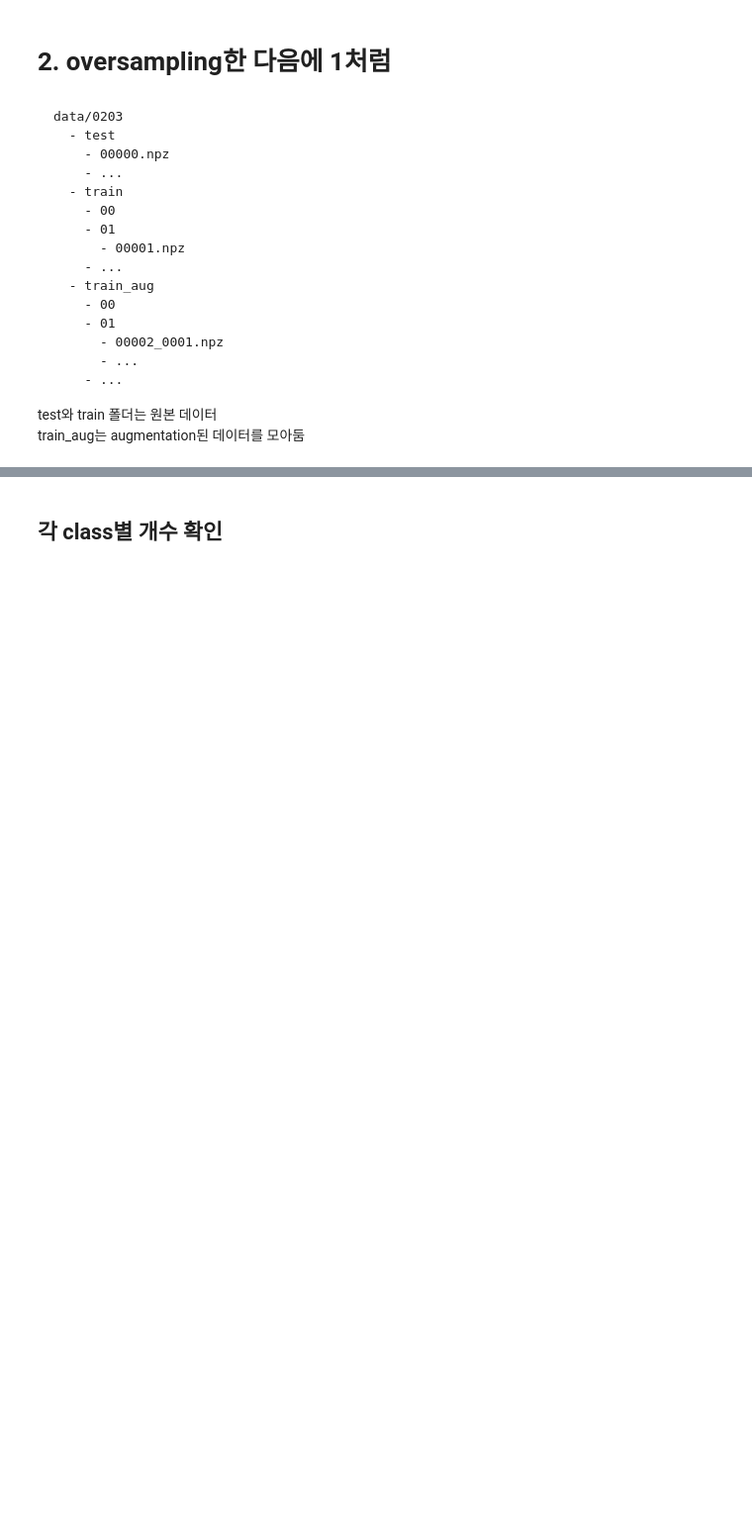
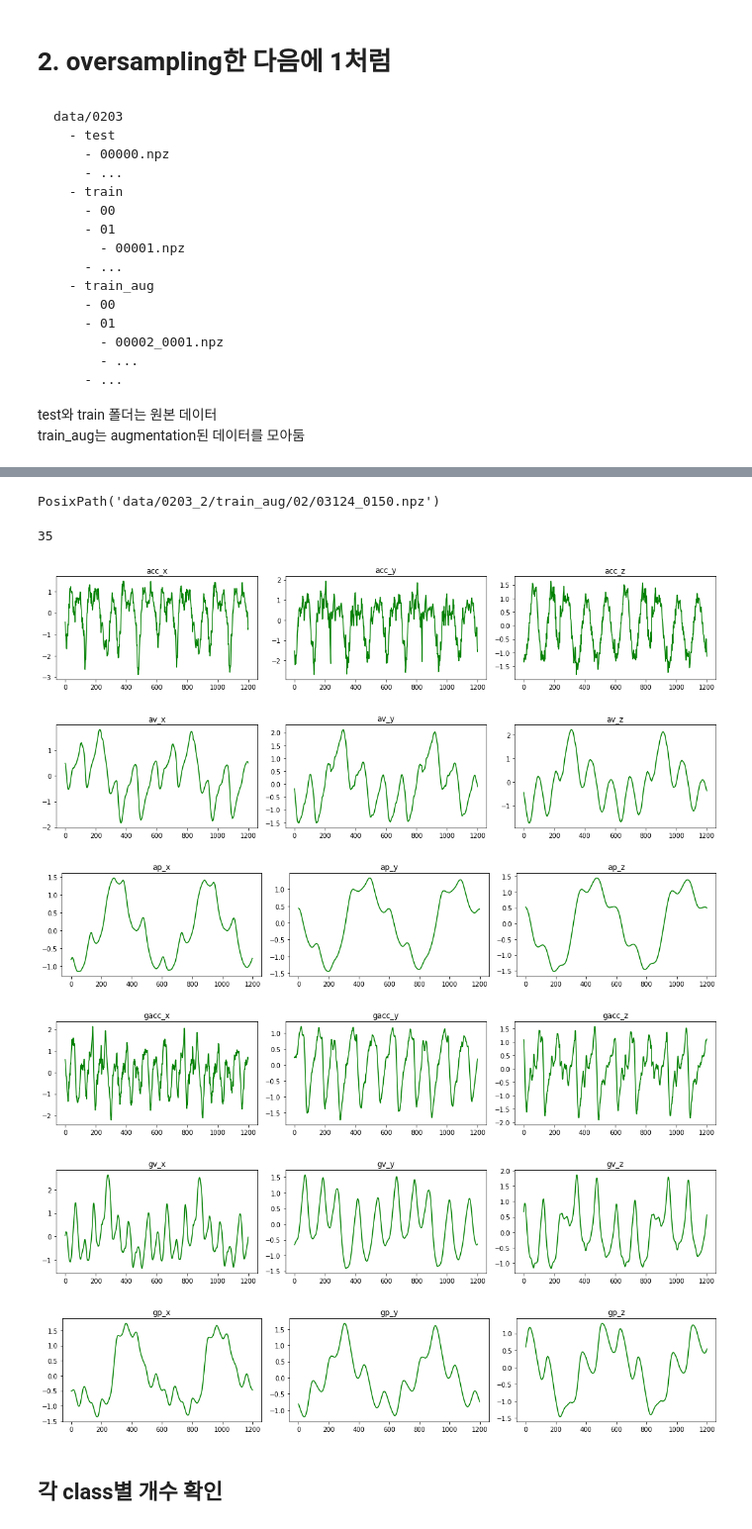
Before and after one commit to Kitsunetic/motion-classification-dacon, a Jupyter notebook: 0203 aug roll.ipynb, the cells around one changed output, grey strips where cells are left out. Shown: that part at 99% size. Drawn from its saved outputs; the diff is of its cells as text; code cells hidden in the pictures; blank space fills up the shorter version.

```diff
--- a/0203 aug roll.ipynb
+++ b/0203 aug roll.ipynb
@@ -72,6 +119,6 @@ def random_shift(x):
 # %%
-n_max = 1518
+n_max = 1518 * 2
 repeat_per_label = {}
 for label, n in nums_per_label.items():
-    repeat_per_label[label] = int((n_max - n) / n)
+    repeat_per_label[label] = round((n_max - n) / n)
 # %%
@@ -107,3 +178,31 @@ train_aug는 augmentation된 데이터를 모아둠
+# %%
+fpath
+# %% [output]
+PosixPath('data/0203_2/train_aug/02/03124_0150.npz')
+# %%
+fpath = random.sample(files, 1)[0]
+data = np.load(fpath)
+x, y = data["x"], data["y"]
+print(y)
+titles = ["acc", "gacc", "av", "gv", "ap", "gp"]
+suffix = ["x", "y", "z"]
+
+for i in [0, 2, 4, 1, 3, 5]:
+    plt.figure(figsize=(15, 3))
+    for j in range(3):
+        plt.subplot(1, 3, j + 1)
+        plt.plot(x[i * 3 + j], "g-")
+        plt.title(titles[i] + "_" + suffix[j])
+    plt.tight_layout()
+    plt.show()
+# %% [output]
+35
+[figure, added]
+[figure, added]
+[figure, added]
+[figure, added]
+[figure, added]
+[figure, added]
 # %% [markdown]
 ## 각 class별 개수 확인
 # %%
```
Also changed, not shown: parts of 18 cells of this notebook, 3 other files.
